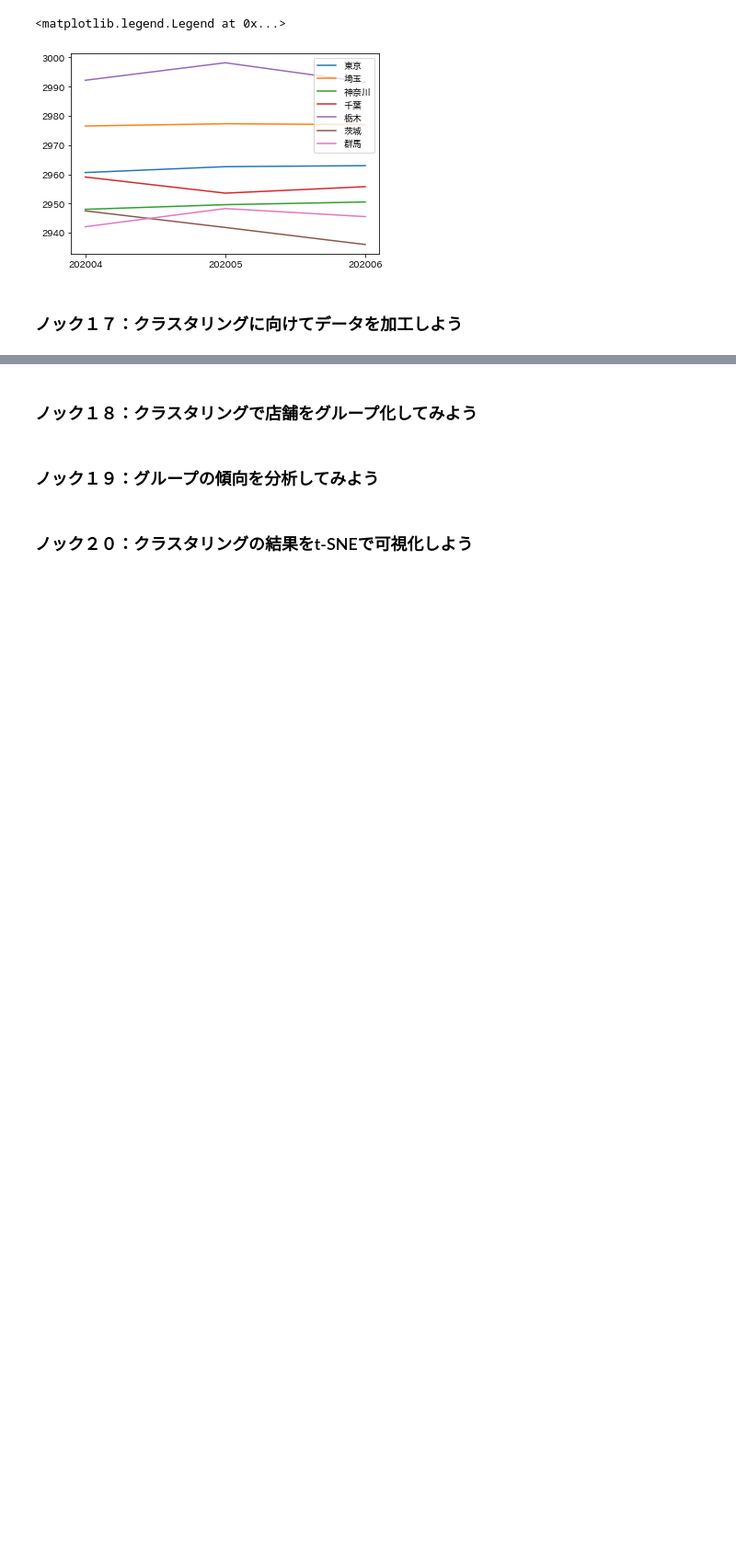
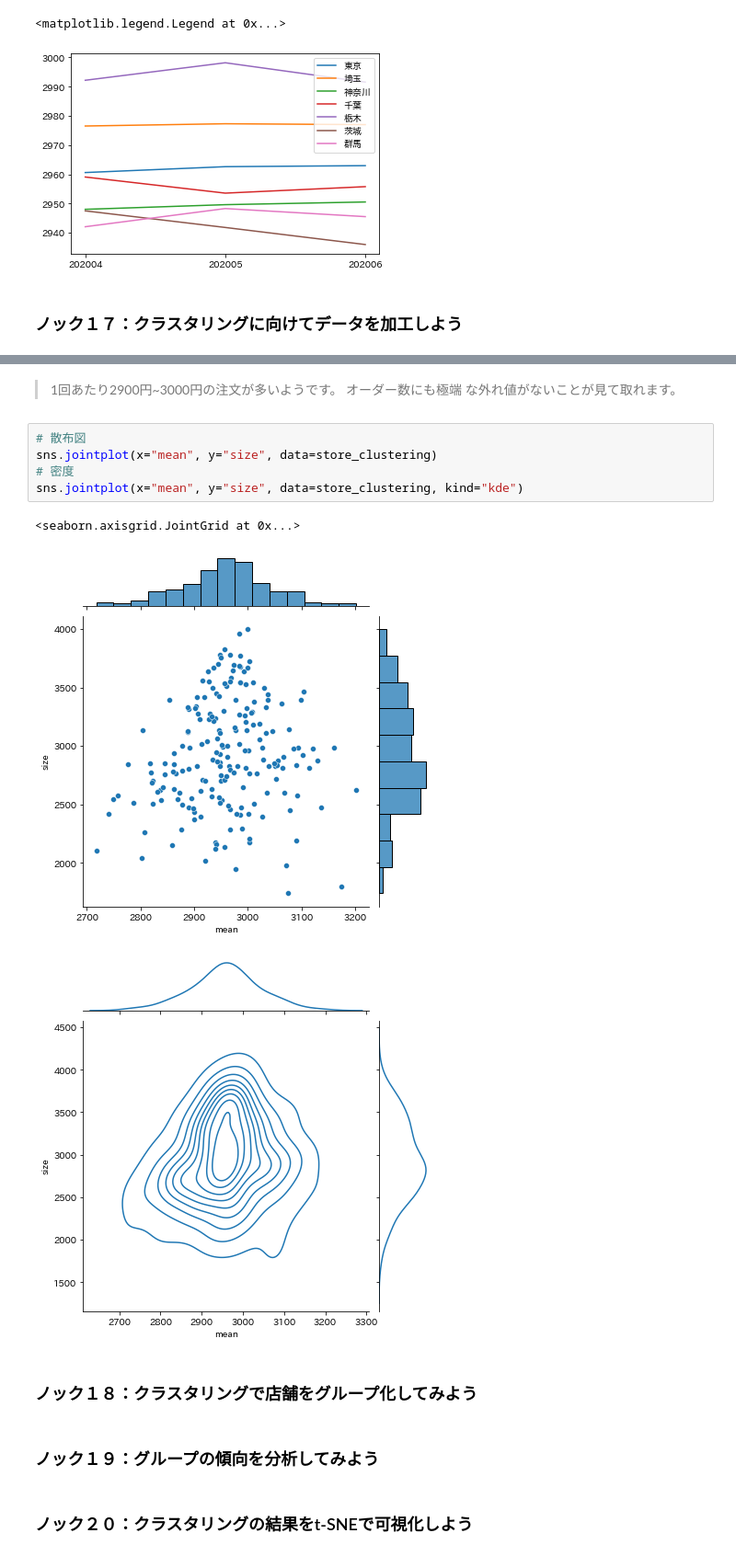
Before and after one commit to GitHiru/ml_academic, a Jupyter notebook: various/offline/books/MLSys_100Knocks/main_chapter/chapter02/study_visualization.ipynb, the cells around one changed output, grey strips where cells are left out. Shown at 92% size. Saved outputs shown, nothing was run; the diff lists cells and outputs as text; blank space fills up the shorter version.

```diff
--- a/various/offline/books/MLSys_100Knocks/main_chapter/chapter02/study_visualization.ipynb
+++ b/various/offline/books/MLSys_100Knocks/main_chapter/chapter02/study_visualization.ipynb
@@ -301,3 +324,15 @@ plt.legend()
+# %% [markdown]
+> 1回あたり2900円~3000円の注文が多いようです。
+> オーダー数にも極端 な外れ値がないことが見て取れます。
+# %%
+# 散布図
+sns.jointplot(x="mean", y="size", data=store_clustering)
+# 密度
+sns.jointplot(x="mean", y="size", data=store_clustering, kind="kde")
+# %% [output]
+<seaborn.axisgrid.JointGrid at 0x...>
+[figure, added]
+[figure, added]
 # %% [markdown]
 ### ノック１８：クラスタリングで店舗をグループ化してみよう
 # %% [markdown]
```
Also changed, not shown: parts of 5 cells of this notebook.
